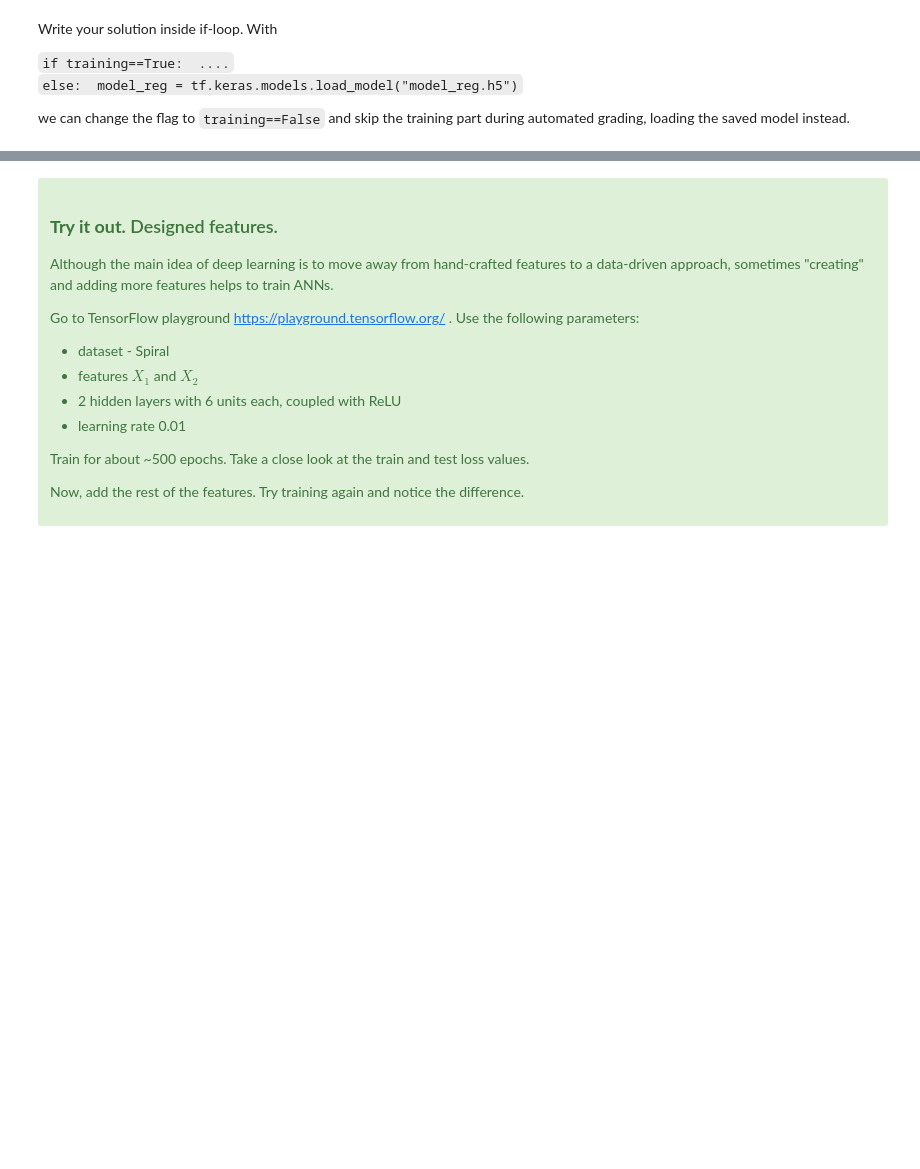
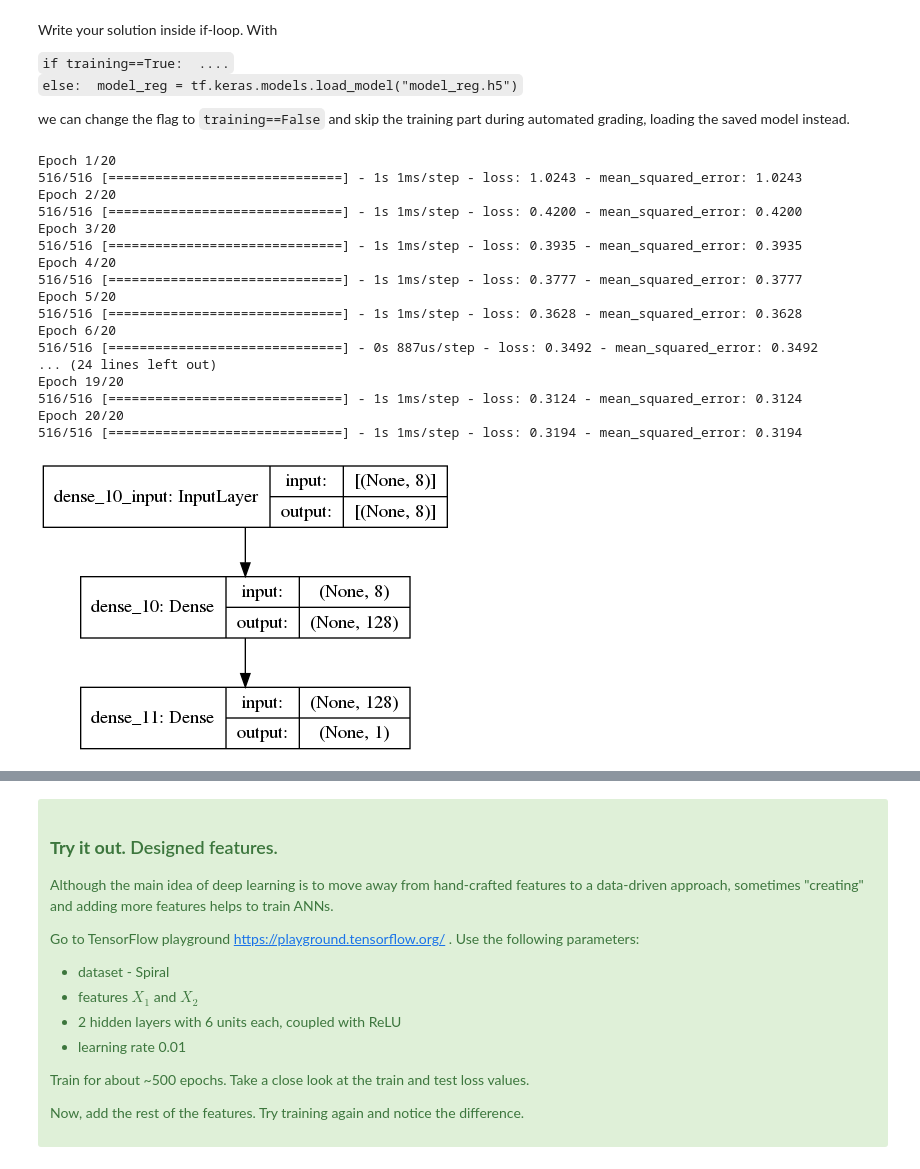
Before and after one commit to jylhakos/Deep-Learning-with-Python, a Jupyter notebook: Artificial-Neural-Networks/Round1_ANN.ipynb, the cells around one changed output, grey strips where cells are left out. Drawn from its saved outputs; the diff is of its cells as text; code cells hidden in the pictures; blank space fills up the shorter version.

```diff
--- a/Artificial-Neural-Networks/Round1_ANN.ipynb
+++ b/Artificial-Neural-Networks/Round1_ANN.ipynb
@@ -764,14 +880,41 @@ we can change the flag to `training==False` and skip the training part during au
 # %%
 if training==True:
 # YOUR CODE HERE
-raise NotImplementedError()
-    #   model_reg = ...
-    #   model_reg.compile(...
-    #   history = model_reg.fit(...
-    #   model_reg.save('model_reg.h5')
-
+#raise NotImplementedError()
+    model_reg = keras.Sequential()
+    model_reg.add(layers.Dense(128, input_dim=8, kernel_initializer='normal', activation='relu'))
+    model_reg.add(layers.Dense(1, kernel_initializer='normal'))
+    # Compile model
+    model_reg.compile(loss='mean_squared_error', optimizer='adam', metrics='mean_squared_error')
+    history = model_reg.fit(X_reg_trainval, y_reg_trainval, epochs=20)
+    model_reg.save('model_reg.h5')
 else:
     model_reg = tf.keras.models.load_model("model_reg.h5")
+
+keras.utils.plot_model(
+    model_reg,
+    show_shapes=True,
+    show_layer_names=True
+)
+# %% [output]
+Epoch 1/20
+516/516 [==============================] - 1s 1ms/step - loss: 1.0243 - mean_squared_error: 1.0243
+Epoch 2/20
+516/516 [==============================] - 1s 1ms/step - loss: 0.4200 - mean_squared_error: 0.4200
+Epoch 3/20
+516/516 [==============================] - 1s 1ms/step - loss: 0.3935 - mean_squared_error: 0.3935
+Epoch 4/20
+516/516 [==============================] - 1s 1ms/step - loss: 0.3777 - mean_squared_error: 0.3777
+Epoch 5/20
+516/516 [==============================] - 1s 1ms/step - loss: 0.3628 - mean_squared_error: 0.3628
+Epoch 6/20
+516/516 [==============================] - 0s 887us/step - loss: 0.3492 - mean_squared_error: 0.3492
+... (24 lines left out)
+Epoch 19/20
+516/516 [==============================] - 1s 1ms/step - loss: 0.3124 - mean_squared_error: 0.3124
+Epoch 20/20
+516/516 [==============================] - 1s 1ms/step - loss: 0.3194 - mean_squared_error: 0.3194
+[figure, added]
 # %%
 # plot training log
 if training==True:
```
Also changed, not shown: parts of 43 cells of this notebook, 23 other files.
